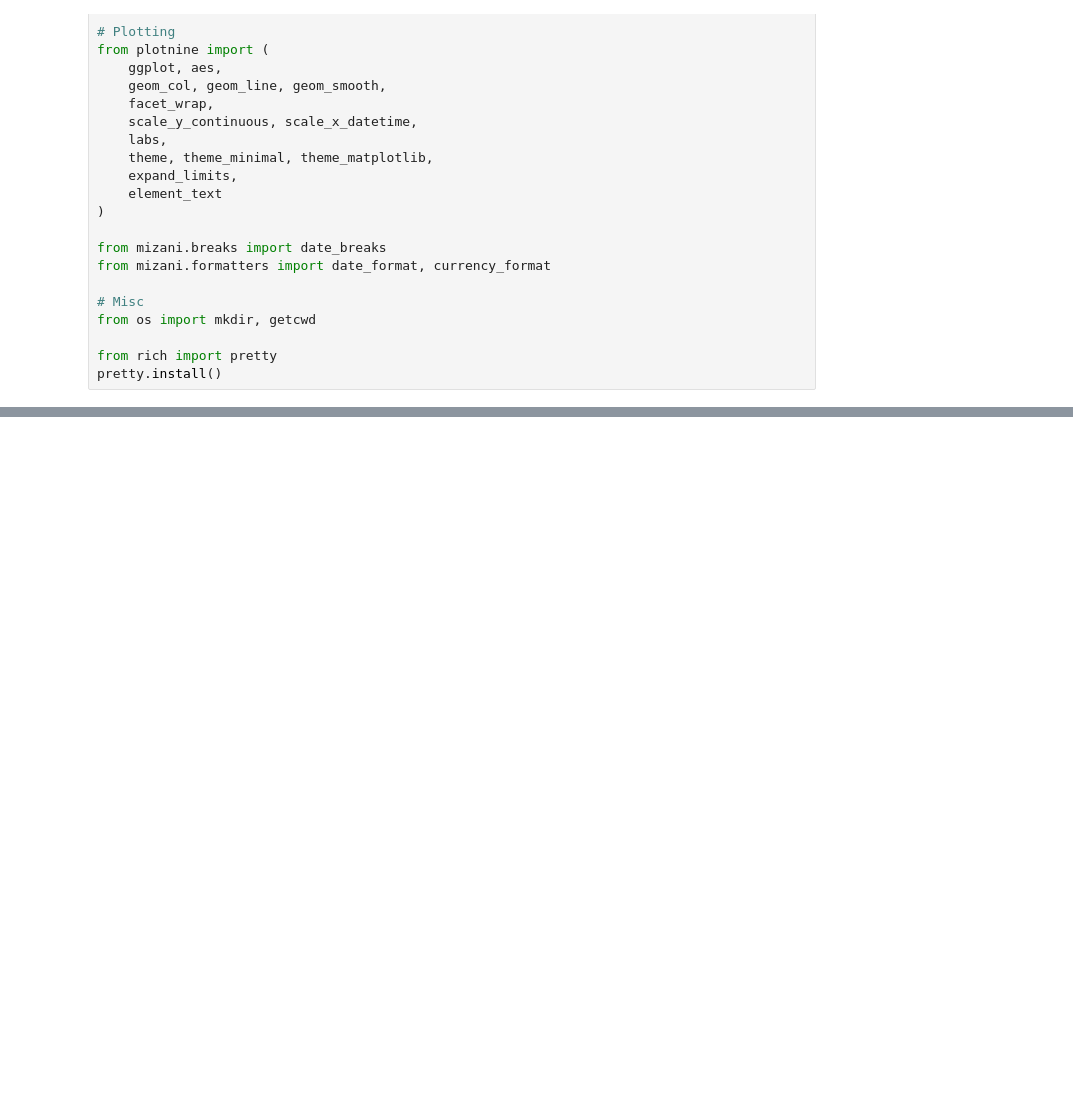
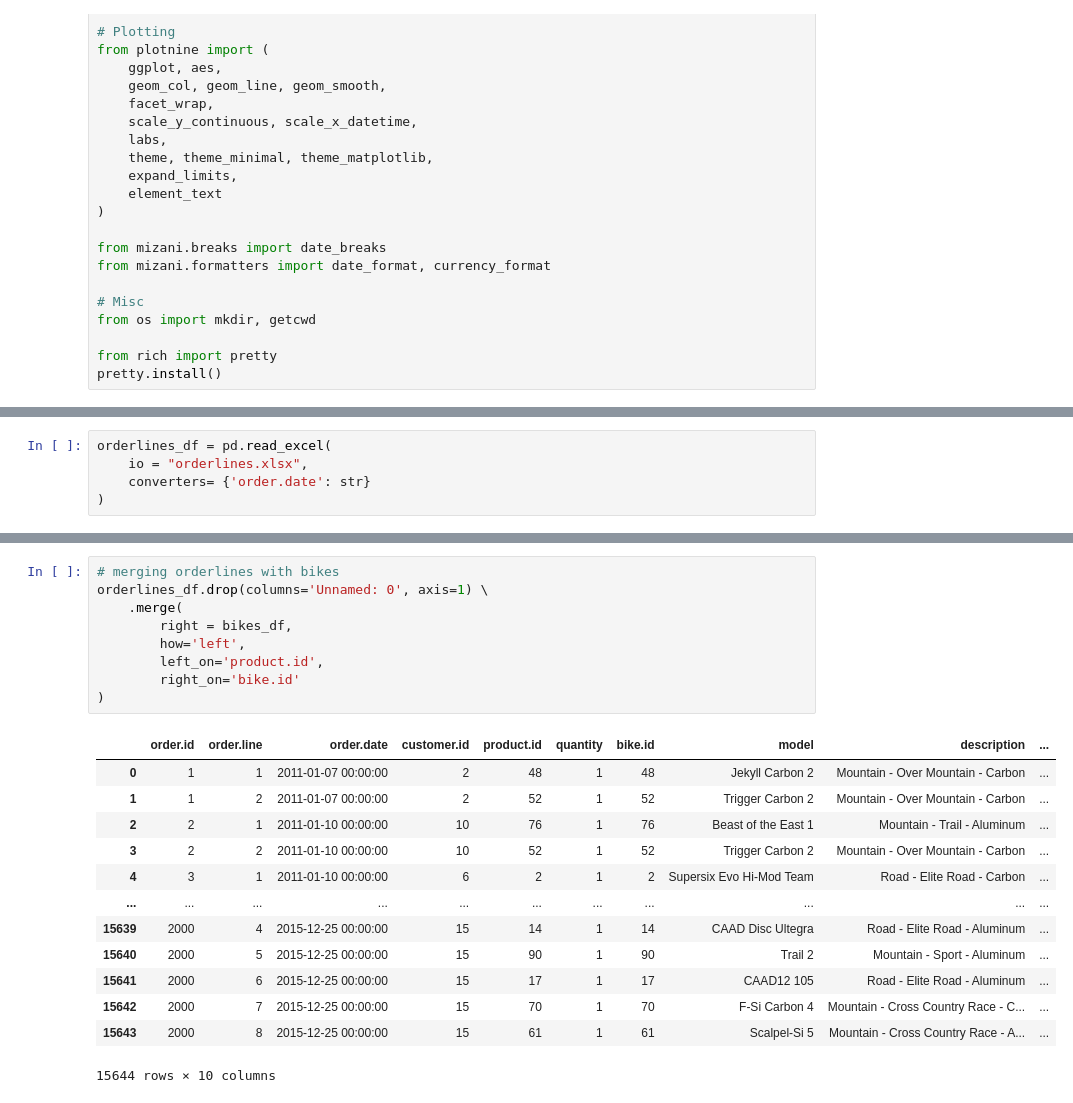
Before and after one commit to boodscode237/DS48_101, a Jupyter notebook: main.ipynb, the cells around one changed output, grey strips where cells are left out. Drawn from its saved outputs; the diff is of its cells as text; blank space fills up the shorter version.

```diff
--- a/main.ipynb
+++ b/main.ipynb
@@ -47,0 +71,5 @@ pd.read_excel("bikes.xlsx")
+# %%
+orderlines_df = pd.read_excel(
+    io = "orderlines.xlsx",
+    converters= {'order.date': str}
+)
@@ -47,0 +249,23 @@ pd.read_excel("bikes.xlsx")
+# %%
+# merging orderlines with bikes
+orderlines_df.drop(columns='Unnamed: 0', axis=1) \
+    .merge(
+        right = bikes_df,
+        how='left',
+        left_on='product.id',
+        right_on='bike.id'
+)
+# %% [output]
+|  | order.id | order.line | order.date | customer.id | product.id | quantity | bike.id | model | description | ... |
+| 0 | 1 | 1 | 2011-01-07 00:00:00 | 2 | 48 | 1 | 48 | Jekyll Carbon 2 | Mountain - Over Mountain - Carbon | ... |
+| 1 | 1 | 2 | 2011-01-07 00:00:00 | 2 | 52 | 1 | 52 | Trigger Carbon 2 | Mountain - Over Mountain - Carbon | ... |
+| 2 | 2 | 1 | 2011-01-10 00:00:00 | 10 | 76 | 1 | 76 | Beast of the East 1 | Mountain - Trail - Aluminum | ... |
+| 3 | 2 | 2 | 2011-01-10 00:00:00 | 10 | 52 | 1 | 52 | Trigger Carbon 2 | Mountain - Over Mountain - Carbon | ... |
+| 4 | 3 | 1 | 2011-01-10 00:00:00 | 6 | 2 | 1 | 2 | Supersix Evo Hi-Mod Team | Road - Elite Road - Carbon | ... |
+| ... | ... | ... | ... | ... | ... | ... | ... | ... | ... | ... |
+| 15639 | 2000 | 4 | 2015-12-25 00:00:00 | 15 | 14 | 1 | 14 | CAAD Disc Ultegra | Road - Elite Road - Aluminum | ... |
+| 15640 | 2000 | 5 | 2015-12-25 00:00:00 | 15 | 90 | 1 | 90 | Trail 2 | Mountain - Sport - Aluminum | ... |
+| 15641 | 2000 | 6 | 2015-12-25 00:00:00 | 15 | 17 | 1 | 17 | CAAD12 105 | Road - Elite Road - Aluminum | ... |
+| 15642 | 2000 | 7 | 2015-12-25 00:00:00 | 15 | 70 | 1 | 70 | F-Si Carbon 4 | Mountain - Cross Country Race - C... | ... |
+| 15643 | 2000 | 8 | 2015-12-25 00:00:00 | 15 | 61 | 1 | 61 | Scalpel-Si 5 | Mountain - Cross Country Race - A... | ... |
+15644 rows × 10 columns
```
Also changed, not shown: parts of 32 cells of this notebook, 5 other files.
